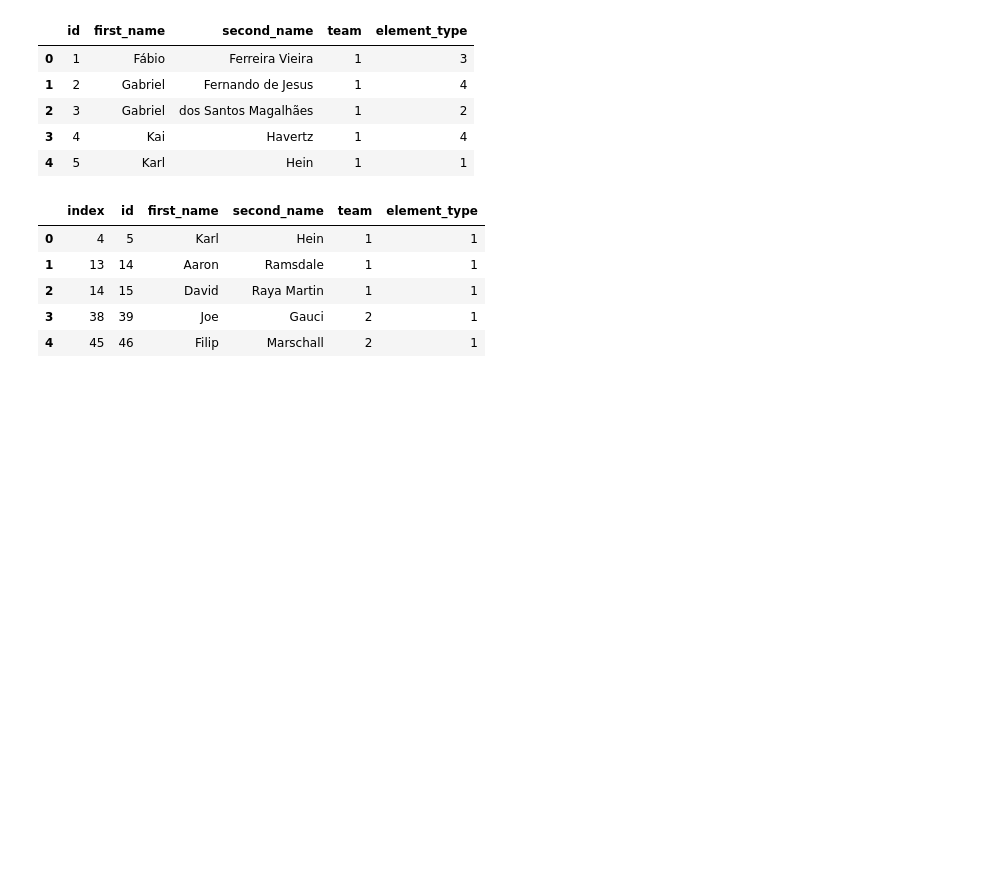
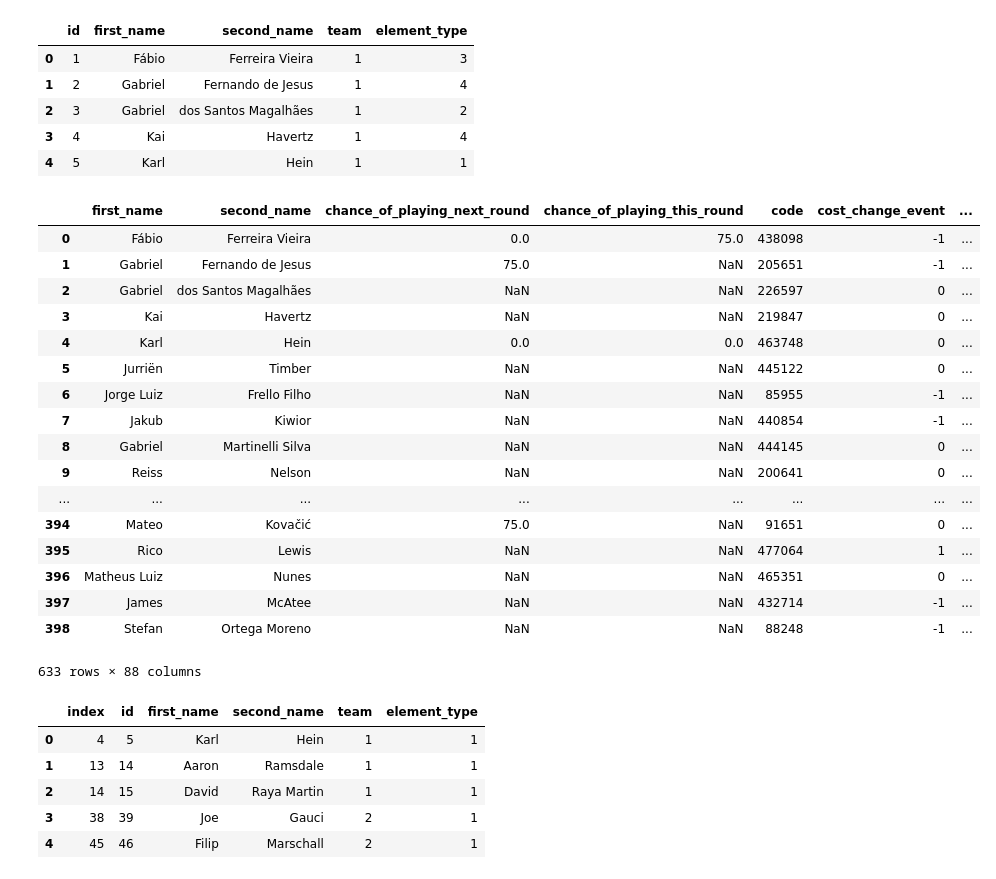
Before and after one commit to dfquinn23/Project_2, a Jupyter notebook: _scratch/Initial_Goalie_Screening_DFQ.ipynb, the cells around one changed output. Saved outputs shown, nothing was run; the diff lists cells and outputs as text; code cells hidden in the pictures; blank space fills up the shorter version.

Commit message:
Initial_goalie_screening updated with reorganized master player list

```diff
--- a/_scratch/Initial_Goalie_Screening_DFQ.ipynb
+++ b/_scratch/Initial_Goalie_Screening_DFQ.ipynb
@@ -55,6 +55,54 @@ master_player_df_names.head()
 | 2 | 3 | Gabriel | dos Santos Magalhães | 1 | 2 |
 | 3 | 4 | Kai | Havertz | 1 | 4 |
 | 4 | 5 | Karl | Hein | 1 | 1 |
+# %%
+master_player_df = master_player_df[['first_name', 'second_name', 'chance_of_playing_next_round', 'chance_of_playing_this_round', 'code',
+       'cost_change_event', 'cost_change_event_fall', 'cost_change_start',
+       'cost_change_start_fall', 'dreamteam_count', 'element_type', 'ep_next',
+       'ep_this', 'event_points', 'form', 'id', 'in_dreamteam',
+       'news', 'news_added', 'now_cost', 'photo', 'points_per_game',
+       'selected_by_percent', 'special', 'squad_number',
+       'status', 'team', 'team_code', 'total_points', 'transfers_in',
+       'transfers_in_event', 'transfers_out', 'transfers_out_event',
+       'value_form', 'value_season', 'web_name', 'minutes', 'goals_scored',
+       'assists', 'clean_sheets', 'goals_conceded', 'own_goals',
+       'penalties_saved', 'penalties_missed', 'yellow_cards', 'red_cards',
+       'saves', 'bonus', 'bps', 'influence', 'creativity', 'threat',
+       'ict_index', 'starts', 'expected_goals', 'expected_assists',
+       'expected_goal_involvements', 'expected_goals_conceded',
+       'influence_rank', 'influence_rank_type', 'creativity_rank',
+       'creativity_rank_type', 'threat_rank', 'threat_rank_type',
+       'ict_index_rank', 'ict_index_rank_type',
+       'corners_and_indirect_freekicks_order',
+       'corners_and_indirect_freekicks_text', 'direct_freekicks_order',
+       'direct_freekicks_text', 'penalties_order', 'penalties_text',
+       'expected_goals_per_90', 'saves_per_90', 'expected_assists_per_90',
+       'expected_goal_involvements_per_90', 'expected_goals_conceded_per_90',
+       'goals_conceded_per_90', 'now_cost_rank', 'now_cost_rank_type',
+       'form_rank', 'form_rank_type', 'points_per_game_rank',
+       'points_per_game_rank_type', 'selected_rank', 'selected_rank_type',
+       'starts_per_90', 'clean_sheets_per_90']]
+
+master_player_df
+# %% [output]
+|  | first_name | second_name | chance_of_playing_next_round | chance_of_playing_this_round | code | cost_change_event | ... |
+| 0 | Fábio | Ferreira Vieira | 0.0 | 75.0 | 438098 | -1 | ... |
+| 1 | Gabriel | Fernando de Jesus | 75.0 | NaN | 205651 | -1 | ... |
+| 2 | Gabriel | dos Santos Magalhães | NaN | NaN | 226597 | 0 | ... |
+| 3 | Kai | Havertz | NaN | NaN | 219847 | 0 | ... |
+| 4 | Karl | Hein | 0.0 | 0.0 | 463748 | 0 | ... |
+| 5 | Jurriën | Timber | NaN | NaN | 445122 | 0 | ... |
+| 6 | Jorge Luiz | Frello Filho | NaN | NaN | 85955 | -1 | ... |
+| 7 | Jakub | Kiwior | NaN | NaN | 440854 | -1 | ... |
+| 8 | Gabriel | Martinelli Silva | NaN | NaN | 444145 | 0 | ... |
+| 9 | Reiss | Nelson | NaN | NaN | 200641 | 0 | ... |
+| ... | ... | ... | ... | ... | ... | ... | ... |
+| 394 | Mateo | Kovačić | 75.0 | NaN | 91651 | 0 | ... |
+| 395 | Rico | Lewis | NaN | NaN | 477064 | 1 | ... |
+| 396 | Matheus Luiz | Nunes | NaN | NaN | 465351 | 0 | ... |
+| 397 | James | McAtee | NaN | NaN | 432714 | -1 | ... |
+| 398 | Stefan | Ortega Moreno | NaN | NaN | 88248 | -1 | ... |
+633 rows × 88 columns
 # %%
 #Screen out the goalies only
 #element_type = position ID. The IDs are as follows:
```
